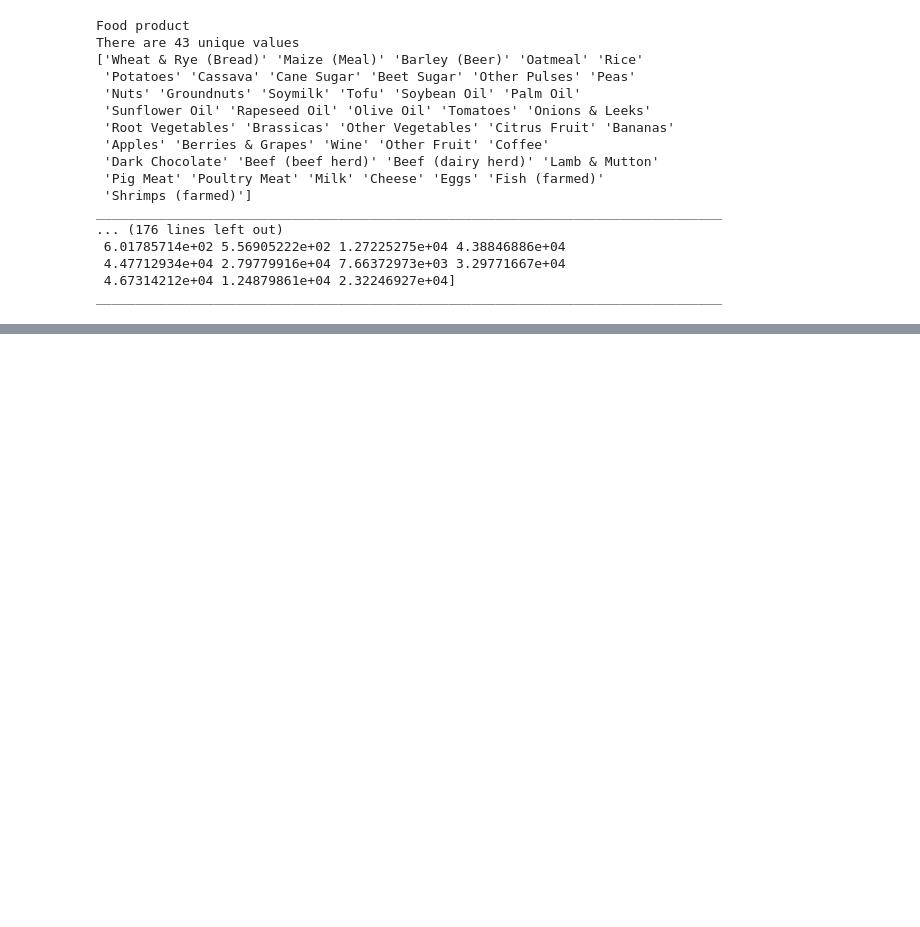
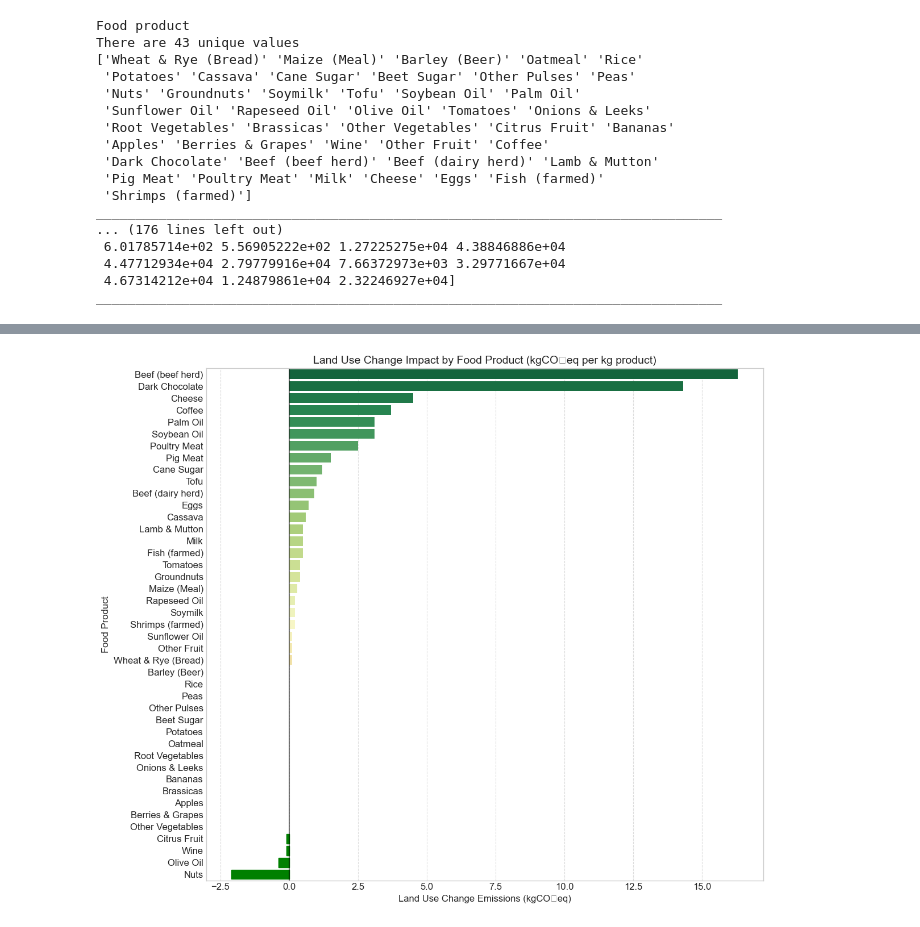
Before and after one commit to Afra233/Environment_Impact_of_Food_Production_Analysis, a Jupyter notebook: Notebook/EIFPA.ipynb, the cells around one changed output, grey strips where cells are left out. Saved outputs shown, nothing was run; the diff lists cells and outputs as text; code cells hidden in the pictures; blank space fills up the shorter version.

```diff
--- a/Notebook/EIFPA.ipynb
+++ b/Notebook/EIFPA.ipynb
@@ -242,0 +319,28 @@ Passing `palette` without assigning `hue` is deprecated and will be removed in v
+# %%
+# Extract and sort the land use change data
+land_use_change = data[['Food product', 'Land use change']]
+land_use_change = land_use_change.sort_values('Land use change', ascending=False)
+land_use_change = land_use_change.dropna()
+
+# Create visualization
+plt.figure(figsize=(12, 10))
+bars = sns.barplot(x='Land use change', y='Food product', data=land_use_change, palette='RdYlGn_r')
+
+# Highlight negative values (potential biodiversity benefits) in green
+for i, bar in enumerate(bars.patches):
+    if bar.get_width() < 0:
+        bar.set_color('green')
+
+plt.title('Land Use Change Impact by Food Product (kgCO₂eq per kg product)', fontsize=14)
+plt.xlabel('Land Use Change Emissions (kgCO₂eq)', fontsize=12)
+plt.ylabel('Food Product', fontsize=12)
+plt.grid(axis='x', linestyle='--', alpha=0.7)
+plt.tight_layout()
+
+# Add a vertical line at x=0 to highlight positive vs negative impact
+plt.axvline(x=0, color='black', linestyle='-', alpha=0.5)
+
+# Save the figure
+plt.show()
+# %% [output]
+[figure, added]
```
Also changed, not shown: parts of 12 cells of this notebook, 7 other files.
